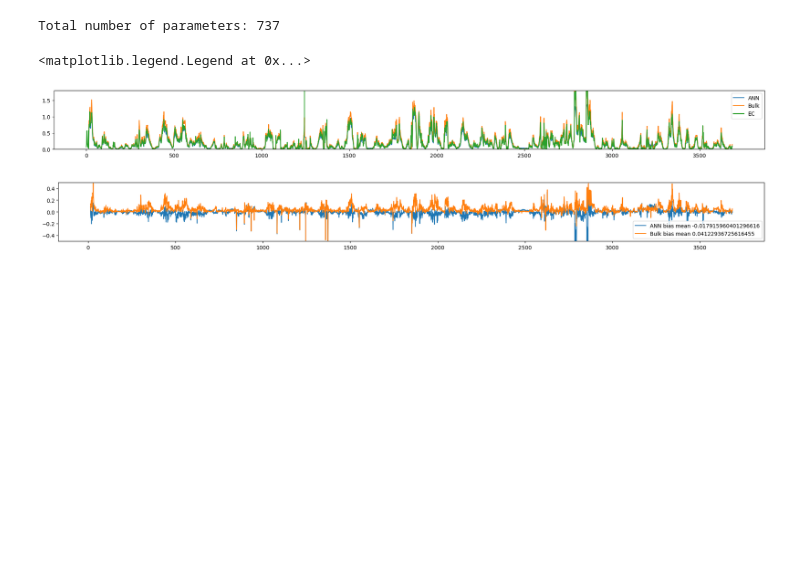
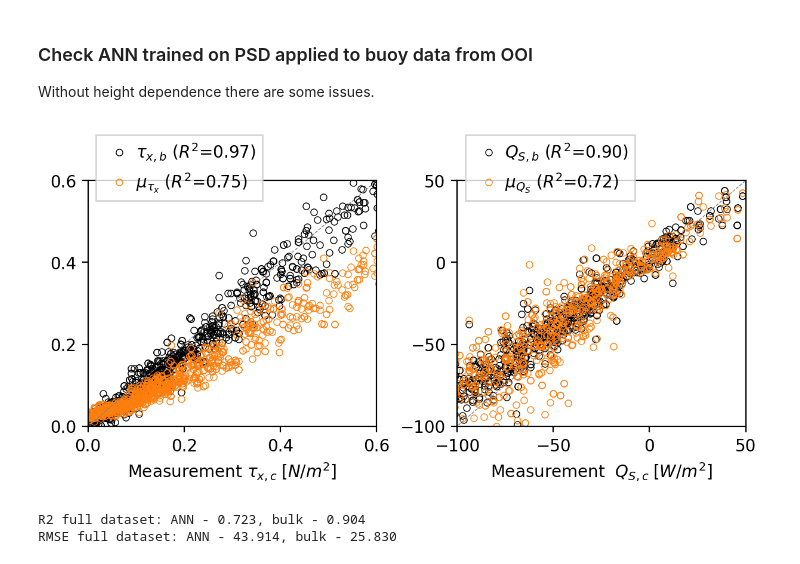
Before and after one commit to jiarong-wu/mlflux, a Jupyter notebook: notebooks/review/ooi.ipynb, the cells around one changed output. Drawn from its saved outputs; the diff is of its cells as text; code cells hidden in the pictures; blank space fills up the shorter version.

Commit message:
Cleaned up OOI processing code. No humidity EC flux!

```diff
--- a/notebooks/review/ooi.ipynb
+++ b/notebooks/review/ooi.ipynb
@@ -103,24 +62,38 @@ plt.legend()
+# %% [markdown]
+### Check ANN trained on PSD applied to buoy data from OOI
+Without height dependence there are some issues.
 # %%
-from mlflux.eval import open_case
+from mlflux.eval import open_case, plot_corr, evaluate
 
 LH_dir = f'/scratch/jw8736/mlflux/saved_model/final/LH5_1/NW_tr2/'
 SH_dir = f'/scratch/jw8736/mlflux/saved_model/final/SH5_1/NW_tr2/'
 M_dir  = f'/scratch/jw8736/mlflux/saved_model/final/M5_1/NW_tr2/'
 rand_seed = 4 # choose the one random seed where loss curves look good
 
-dir = M_dir
-model_M = open_case (dir, 'model_rand%g.p' %rand_seed)
-# plot_corr (ax, model, ds, subsample=1000)
+fig, axes = plt.subplots(1, 2, figsize=[6,3], dpi=200, constrained_layout=True)
 
-dir = SH_dir
-model_SH = open_case (dir, 'model_rand%g.p' %rand_seed)
-# plot_corr (ax, model, ds, subsample=1000)
+ds = ds_ooi[4]
+model_M = open_case (M_dir, 'model_rand%g.p' %rand_seed)
+plot_corr (axes[0], model_M, ds, subsample=1000)
 
-dir = LH_dir
-model_LH = open_case (dir, 'model_rand%g.p' %rand_seed)
-# plot_corr (ax, model, ds, subsample=1000)
+model_SH = open_case (SH_dir, 'model_rand%g.p' %rand_seed)
+plot_corr (axes[1], model_SH, ds, subsample=1000)
+
+# There is no latent heat flux in the OOI data
+# model_LH = open_case (LH_dir, 'model_rand%g.p' %rand_seed)
+# plot_corr (axes[2], model_LH, ds, subsample=1000)
+# %% [output]
+[figure, added]
+# %%
+model = model_SH
+ds = ds_ooi[4]
+# scores: ann_mse, ann_r2, res_mean, res_var, wd, bulk_mse, bulk_r2
+scores = evaluate (model, ds, WEIGHT=False)
+print('R2 full dataset: ANN - %.3f, bulk - %.3f' %(scores[1][0], scores[6][0]))
+print('RMSE full dataset: ANN - %.3f, bulk - %.3f' %(scores[0][0]**0.5, scores[5][0]**0.5))
+# %% [output]
+R2 full dataset: ANN - 0.723, bulk - 0.904
+RMSE full dataset: ANN - 43.914, bulk - 25.830
 # %%
 total_params = sum(p.numel() for p in model_LH.mean_func.parameters())
 print(f"Total number of parameters: {total_params}")
-# %% [output]
-Total number of parameters: 737
@@ -129,27 +99,0 @@ from mlflux.ann import RealFluxDataset
-# %%
-### Momentum
-ikeys = ['Ue', 'SST', 'Tair', 'RH', 'Pair']
-okeys = ['UW']
-bkeys = ['stress']
-vd = RealFluxDataset(ds_ooi, input_keys=ikeys, output_keys=okeys, bulk_keys=bkeys)
-Ypred_mean = model_M.pred_mean(vd.X)
-Ypred_var = model_M.pred_var(vd.X)
-
-fig = plt.figure(figsize=[24, 2])
-plt.plot(Ypred_mean.detach().numpy(), label=f'ANN')
-plt.plot(vd.Bulk, label=f'Bulk')
-plt.plot(-vd.Y, label=f'EC')
-plt.ylim([0, 1.8])
-plt.legend()
-
-fig = plt.figure(figsize=[24, 2])
-bias = Ypred_mean.detach().numpy() + vd.Y.detach().numpy()
-plt.plot(bias, label=f'ANN bias mean {np.nanmean(bias)}')
-bias = vd.Bulk.detach().numpy() + vd.Y.detach().numpy()
-plt.plot(bias, label=f'Bulk bias mean {np.nanmean(bias)}')
-plt.ylim([-0.5, 0.5])
-plt.legend()
-# %% [output]
-<matplotlib.legend.Legend at 0x...>
-[figure, removed]
-[figure, removed]
```
Also changed, not shown: parts of 20 cells of this notebook, 2 other files.
